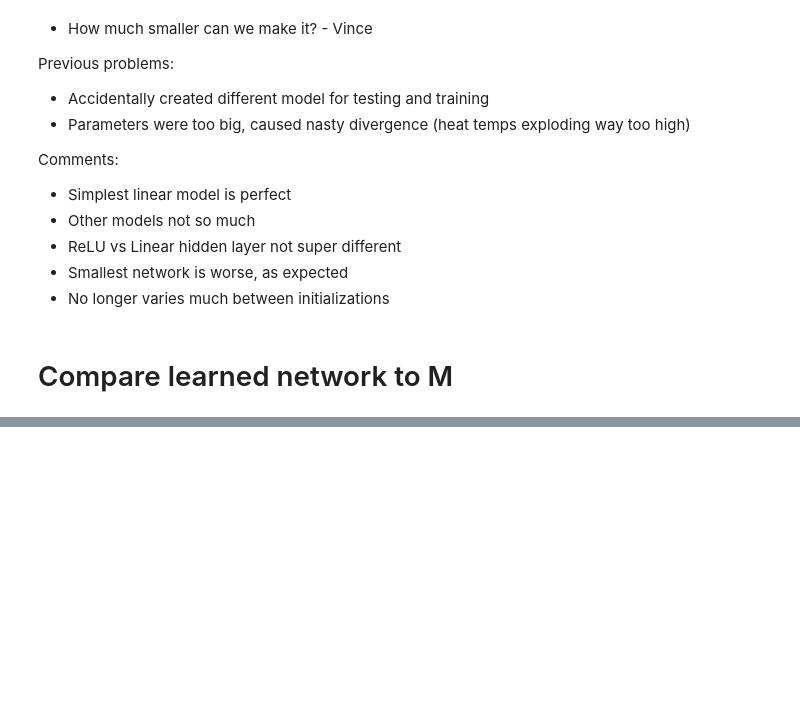
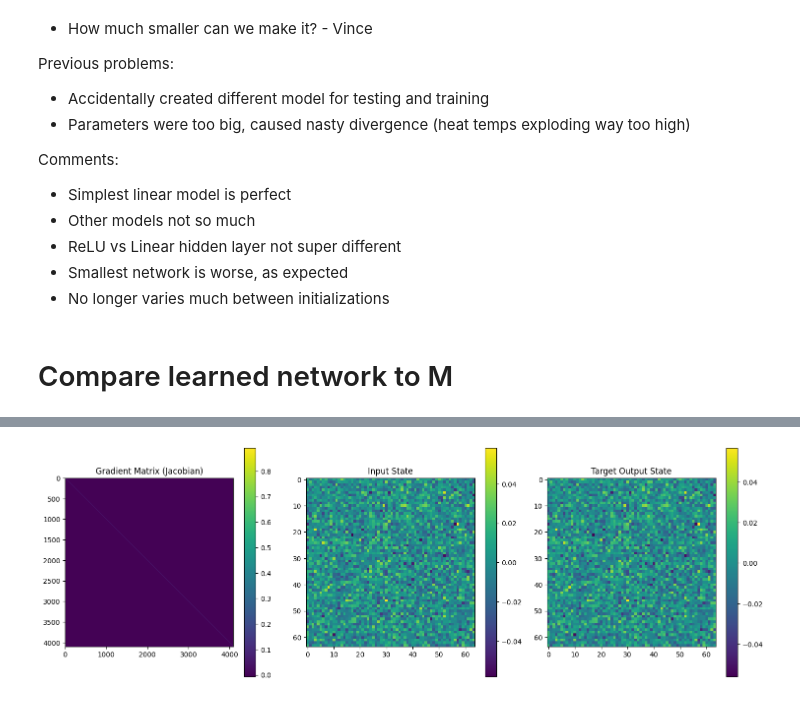
Before and after one commit to Shaunticlair/climate-sim, a Jupyter notebook: 14_Train_Forward_Linear.ipynb, the cells around one changed output, grey strips where cells are left out. Cells and saved outputs as stored; diff of their text form; code cells hidden in the pictures; blank space fills up the shorter version.

Commit message:
Introducing sparse matrices, a spatially covariant world map, and retrieving the Jacobian for future adjoint use.

```diff
--- a/14_Train_Forward_Linear.ipynb
+++ b/14_Train_Forward_Linear.ipynb
@@ -964,0 +1033,69 @@ magn(bias): 1.053860e-02
+# %%
+import torch
+
+model = trained_model
+
+# Use the first input-output pair from the test data: not the whole batch, just the first data point
+sample_batch = next(iter(test_loader))
+input_batch, output_batch = sample_batch
+
+input_data = input_batch[0].unsqueeze(0)
+output_data = output_batch[0].unsqueeze(0)
+# %%
+def analyze_gradients(model, input_data, output_data, M, nr=None, nc=None):
+    """
+    Analyze the gradient matrix of the model.
+
+    Args:
+        model: PyTorch model
+        input_data: Input tensor
+        output_data: Target output tensor
+        nr: Number of rows (for reshaping visualization)
+        nc: Number of columns (for reshaping visualization)
+    """
+    # Compute Jacobian
+    jacobian = torch.autograd.functional.jacobian(model, input_data)
+    jacobian = jacobian.view(output_data.size(-1), input_data.size(-1))
+    jacobian = jacobian.detach().numpy()
+
+    # For a linear model, extract the weight matrix for comparison
+    if not hasattr(model, 'fc2'):
+
+        # Compute difference between Jacobian and weight matrix
+        diff = jacobian - M
+        max_diff = np.max(np.abs(diff))
+        print(f"Maximum difference between Jacobian and weight matrix: {max_diff}")
+
+        if max_diff < 1e-6:
+            print("Gradient matrix is effectively identical to weight matrix (as expected for a linear model)")
+        else:
+            print("Warning: Gradient matrix differs from weight matrix - model may not be purely linear")
+
+    # Visualize the gradient matrix
+    plt.figure(figsize=(15, 5))
+
+    plt.subplot(131)
+    plt.imshow(jacobian)
+    plt.colorbar()
+    plt.title('Gradient Matrix (Jacobian)')
+
+    # If spatial dimensions are provided, show example input and output
+    if nr is not None and nc is not None:
+        plt.subplot(132)
+        plt.imshow(input_data.detach().numpy().reshape(nr, nc))
+        plt.colorbar()
+        plt.title('Input State')
+
+        plt.subplot(133)
+        plt.imshow(output_data.detach().numpy().reshape(nr, nc))
+        plt.colorbar()
+        plt.title('Target Output State')
+
+    plt.tight_layout()
+    plt.show()
+
+    return jacobian
+
+# Example usage:
+jacobian = analyze_gradients(model, input_data, output_data, M, nr=64, nc=64)
+# %% [output]
@@ -964,0 +1104 @@ magn(bias): 1.053860e-02
+[figure, added]
```
Also changed, not shown: parts of 8 cells of this notebook, 2 other files.
